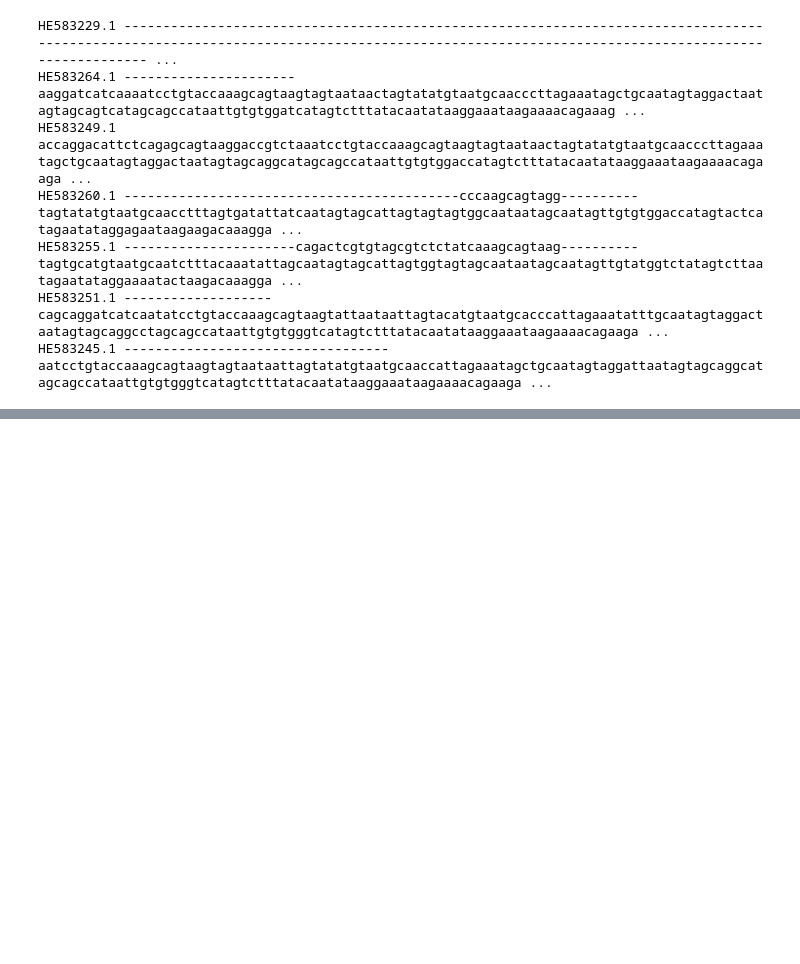
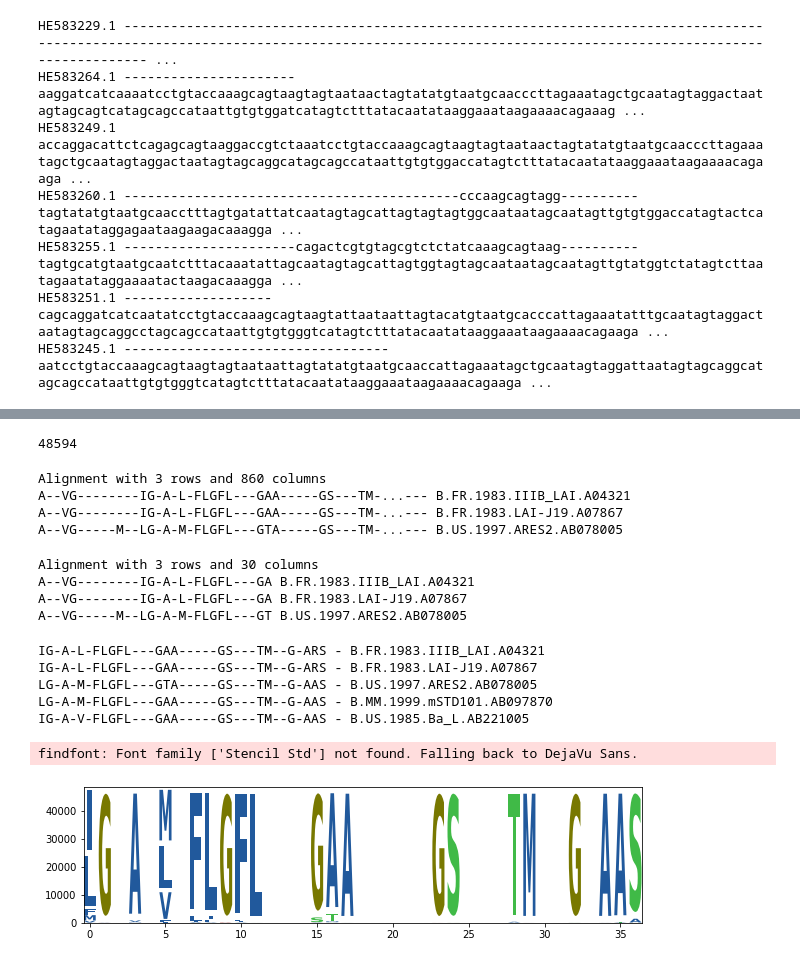
Before and after one commit to computational-chemical-biology/hiv-1gp160, a Jupyter notebook: sequence_align.ipynb, the cells around one changed output, grey strips where cells are left out. Cells and saved outputs as stored; diff of their text form; code cells hidden in the pictures; blank space fills up the shorter version.

```diff
--- a/sequence_align.ipynb
+++ b/sequence_align.ipynb
@@ -306,0 +318,54 @@ HE583245.1 ----------------------------------aatcctgtaccaaagcagtaagtagtaataattag
+# %%
+# Load alignment
+from Bio import AlignIO
+
+alignment = AlignIO.read("HIV-1_gp41Prot_Dec6.fasta", "fasta")
+# %%
+# Number of sequences
+len(alignment)
+# %% [output]
+48594
+# %%
+# show some sequences
+print(alignment[:3])
+# %% [output]
+Alignment with 3 rows and 860 columns
+A--VG--------IG-A-L-FLGFL---GAA-----GS---TM-...--- B.FR.1983.IIIB_LAI.A04321
+A--VG--------IG-A-L-FLGFL---GAA-----GS---TM-...--- B.FR.1983.LAI-J19.A07867
+A--VG-----M--LG-A-M-FLGFL---GTA-----GS---TM-...--- B.US.1997.ARES2.AB078005
+# %%
+# print sequence motif
+print(alignment[:3, :30])
+# %% [output]
+Alignment with 3 rows and 30 columns
+A--VG--------IG-A-L-FLGFL---GA B.FR.1983.IIIB_LAI.A04321
+A--VG--------IG-A-L-FLGFL---GA B.FR.1983.LAI-J19.A07867
+A--VG-----M--LG-A-M-FLGFL---GT B.US.1997.ARES2.AB078005
+# %%
+# print region for specified number of sequences
+for record in alignment[:5]:
+     print("%s - %s" % (record.seq[13:50], record.id))
+# %% [output]
+IG-A-L-FLGFL---GAA-----GS---TM--G-ARS - B.FR.1983.IIIB_LAI.A04321
+IG-A-L-FLGFL---GAA-----GS---TM--G-ARS - B.FR.1983.LAI-J19.A07867
+LG-A-M-FLGFL---GTA-----GS---TM--G-AAS - B.US.1997.ARES2.AB078005
+LG-A-M-FLGFL---GAA-----GS---TM--G-AAS - B.MM.1999.mSTD101.AB097870
+IG-A-V-FLGFL---GAA-----GS---TM--G-AAS - B.US.1985.Ba_L.AB221005
+# %%
+# Create logo plot for sequence motif - Represents frequency amino acids for >40k sequences
+
+import logomaker as lm
+
+align_list = []
+for record in alignment:
+     align_list.append(str(record.seq[13:50]))
+
+counts_df = lm.alignment_to_matrix(sequences=align_list, to_type='counts', characters_to_ignore='.-X')
+logo = lm.Logo(counts_df,
+               font_name='Stencil Std',
+               color_scheme='NajafabadiEtAl2017',
+               vpad=.1,
+               width=.8)
+# %% [output]
+findfont: Font family ['Stencil Std'] not found. Falling back to DejaVu Sans.
+[figure, added]
```
Also changed, not shown: parts of 7 cells of this notebook.
